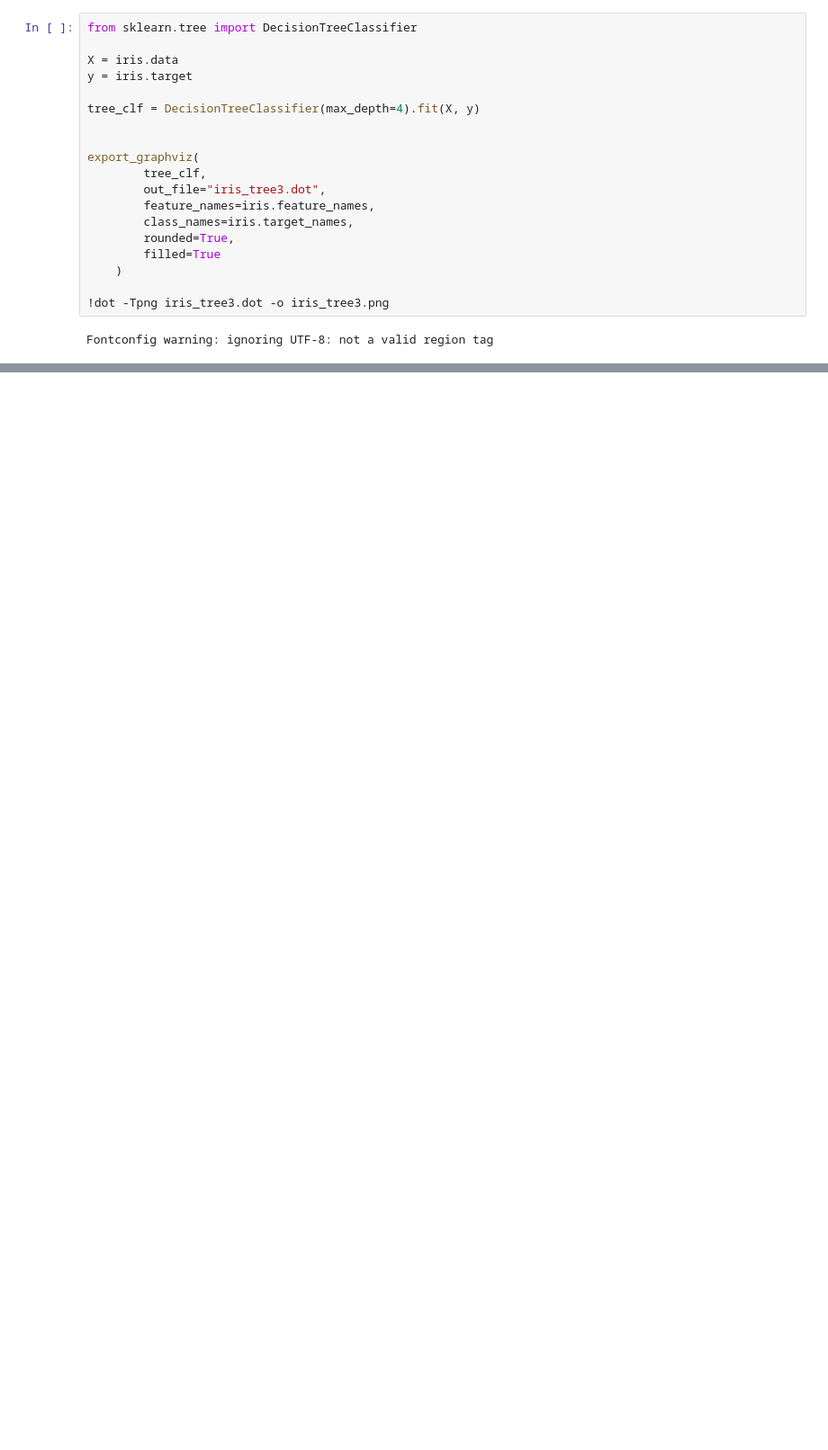
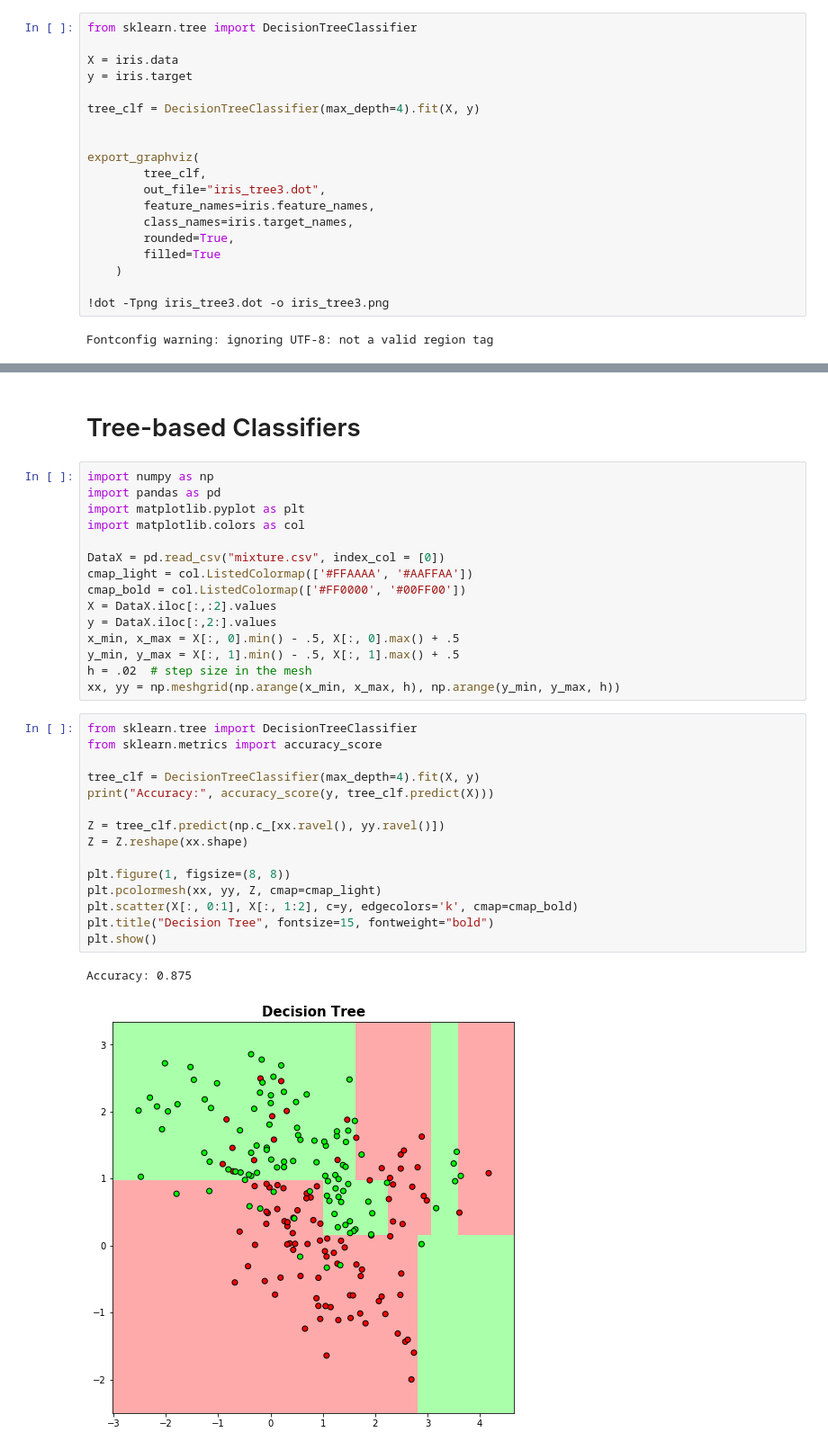
Before and after one commit to anhnguyendepocen/Stat3612, a Jupyter notebook: Lecture8/Lecture8 Tree_based Methods.ipynb, the cells around one changed output, grey strips where cells are left out. Shown at 90% size. Cells and saved outputs as stored; diff of their text form; blank space fills up the shorter version.

```diff
--- a/Lecture8/Lecture8 Tree_based Methods.ipynb
+++ b/Lecture8/Lecture8 Tree_based Methods.ipynb
@@ -154,3 +145,38 @@ export_graphviz(
 Fontconfig warning: ignoring UTF-8: not a valid region tag
 # %% [markdown]
 ![Classification Tree](iris_tree3.png)
+# %% [markdown]
+# Tree-based Classifiers
+# %%
+import numpy as np
+import pandas as pd
+import matplotlib.pyplot as plt
+import matplotlib.colors as col
+
+DataX = pd.read_csv("mixture.csv", index_col = [0])
+cmap_light = col.ListedColormap(['#FFAAAA', '#AAFFAA'])
+cmap_bold = col.ListedColormap(['#FF0000', '#00FF00'])
+X = DataX.iloc[:,:2].values
+y = DataX.iloc[:,2:].values
+x_min, x_max = X[:, 0].min() - .5, X[:, 0].max() + .5
+y_min, y_max = X[:, 1].min() - .5, X[:, 1].max() + .5
+h = .02  # step size in the mesh
+xx, yy = np.meshgrid(np.arange(x_min, x_max, h), np.arange(y_min, y_max, h))
+# %%
+from sklearn.tree import DecisionTreeClassifier
+from sklearn.metrics import accuracy_score
+
+tree_clf = DecisionTreeClassifier(max_depth=4).fit(X, y)
+print("Accuracy:", accuracy_score(y, tree_clf.predict(X)))
+
+Z = tree_clf.predict(np.c_[xx.ravel(), yy.ravel()])
+Z = Z.reshape(xx.shape)
+
+plt.figure(1, figsize=(8, 8))
+plt.pcolormesh(xx, yy, Z, cmap=cmap_light)
+plt.scatter(X[:, 0:1], X[:, 1:2], c=y, edgecolors='k', cmap=cmap_bold)
+plt.title("Decision Tree", fontsize=15, fontweight="bold")
+plt.show()
+# %% [output]
+Accuracy: 0.875
+[figure, added]
```
Also changed, not shown: parts of 9 cells of this notebook, 4 other files.
